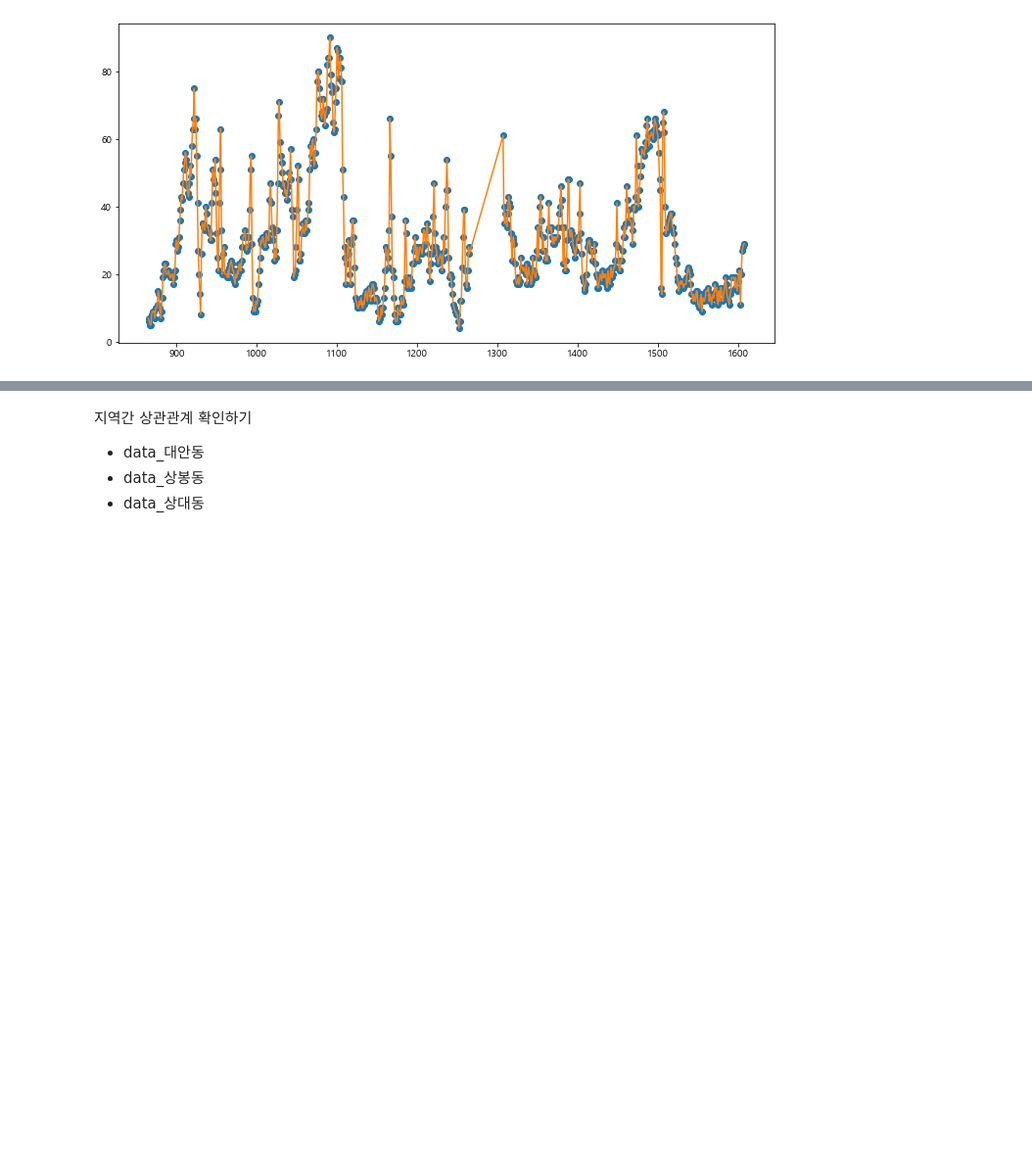
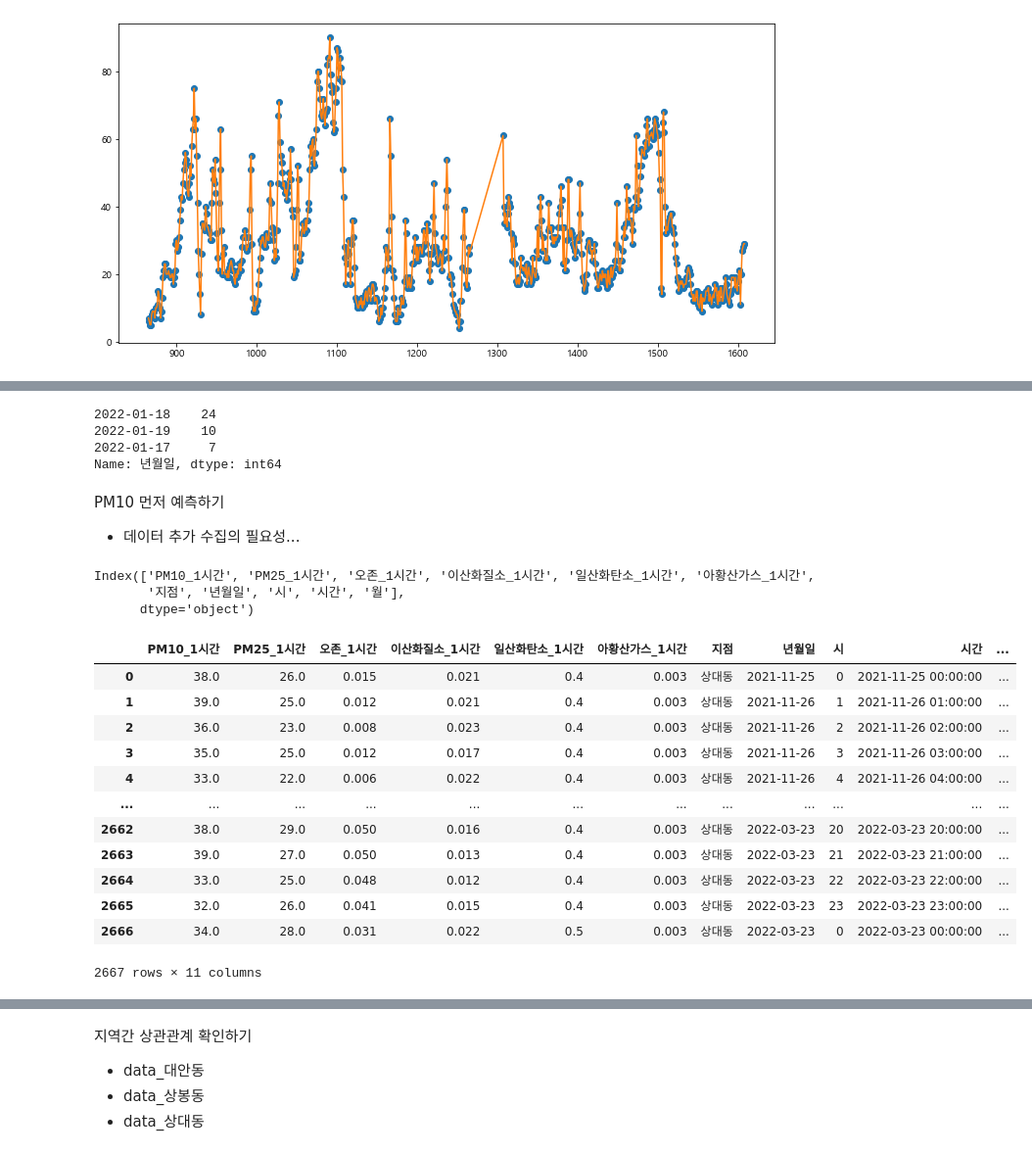
Before and after one commit to yxbxn/smart_farm, a Jupyter notebook: Code/추가변수 수집.ipynb, the cells around one changed output, grey strips where cells are left out. Shown at 98% size. Saved outputs shown, nothing was run; the diff lists cells and outputs as text; code cells hidden in the pictures; blank space fills up the shorter version.

```diff
--- a/Code/추가변수 수집.ipynb
+++ b/Code/추가변수 수집.ipynb
@@ -394,0 +422,10 @@ Index(['시간', '년도', '월', '일', '시', '분', '일사량(W/㎡)', '외
+# %%
+# 결측치 메꾸기
+df["누적강수량"] = col3_inter
+df["현지기압"] = col2_inter
+df["해면기압"] = col1_inter
+
+df.drop(["누적강수량_결측","현지기압_결측","해면기압_결측"],axis=1,inplace=True)
+# %%
+for col in ["누적강수량","현지기압","해면기압"]:
+    df[col] = df[col].apply(lambda x : round(x,1))
@@ -394,0 +434,4 @@ Index(['시간', '년도', '월', '일', '시', '분', '일사량(W/㎡)', '외
+# %%
+for idx in [146773, 146774, 146775, 146776, 146777]:
+    for col in ["누적강수량","현지기압","해면기압"]:
+        train_test_merge_nonull.loc[idx,col] = df.loc[idx,col]
@@ -836,0 +899,10 @@ plt_df
+# %%
+data_상대동_nonull[data_상대동_nonull["PM25_1시간"].isnull()]["년월일"].value_counts()
+# %% [output]
+2022-01-18    24
+2022-01-19    10
+2022-01-17     7
+Name: 년월일, dtype: int64
+# %% [markdown]
+PM10 먼저 예측하기
+- 데이터 추가 수집의 필요성...
@@ -836,0 +919,22 @@ plt_df
+# %%
+data_상대동_nonull.columns
+# %% [output]
+Index(['PM10_1시간', 'PM25_1시간', '오존_1시간', '이산화질소_1시간', '일산화탄소_1시간', '아황산가스_1시간',
+       '지점', '년월일', '시', '시간', '월'],
+      dtype='object')
+# %%
+data_상대동_nonull
+# %% [output]
+|  | PM10_1시간 | PM25_1시간 | 오존_1시간 | 이산화질소_1시간 | 일산화탄소_1시간 | 아황산가스_1시간 | 지점 | 년월일 | 시 | 시간 | ... |
+| 0 | 38.0 | 26.0 | 0.015 | 0.021 | 0.4 | 0.003 | 상대동 | 2021-11-25 | 0 | 2021-11-25 00:00:00 | ... |
+| 1 | 39.0 | 25.0 | 0.012 | 0.021 | 0.4 | 0.003 | 상대동 | 2021-11-26 | 1 | 2021-11-26 01:00:00 | ... |
+| 2 | 36.0 | 23.0 | 0.008 | 0.023 | 0.4 | 0.003 | 상대동 | 2021-11-26 | 2 | 2021-11-26 02:00:00 | ... |
+| 3 | 35.0 | 25.0 | 0.012 | 0.017 | 0.4 | 0.003 | 상대동 | 2021-11-26 | 3 | 2021-11-26 03:00:00 | ... |
+| 4 | 33.0 | 22.0 | 0.006 | 0.022 | 0.4 | 0.003 | 상대동 | 2021-11-26 | 4 | 2021-11-26 04:00:00 | ... |
+| ... | ... | ... | ... | ... | ... | ... | ... | ... | ... | ... | ... |
+| 2662 | 38.0 | 29.0 | 0.050 | 0.016 | 0.4 | 0.003 | 상대동 | 2022-03-23 | 20 | 2022-03-23 20:00:00 | ... |
+| 2663 | 39.0 | 27.0 | 0.050 | 0.013 | 0.4 | 0.003 | 상대동 | 2022-03-23 | 21 | 2022-03-23 21:00:00 | ... |
+| 2664 | 33.0 | 25.0 | 0.048 | 0.012 | 0.4 | 0.003 | 상대동 | 2022-03-23 | 22 | 2022-03-23 22:00:00 | ... |
+| 2665 | 32.0 | 26.0 | 0.041 | 0.015 | 0.4 | 0.003 | 상대동 | 2022-03-23 | 23 | 2022-03-23 23:00:00 | ... |
+| 2666 | 34.0 | 28.0 | 0.031 | 0.022 | 0.5 | 0.003 | 상대동 | 2022-03-23 | 0 | 2022-03-23 00:00:00 | ... |
+2667 rows × 11 columns
```
Also changed, not shown: parts of 81 cells of this notebook.
